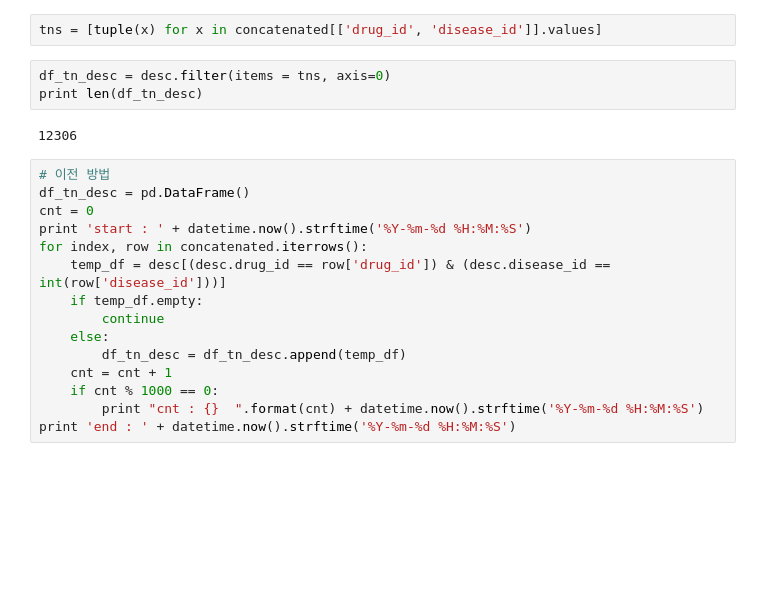
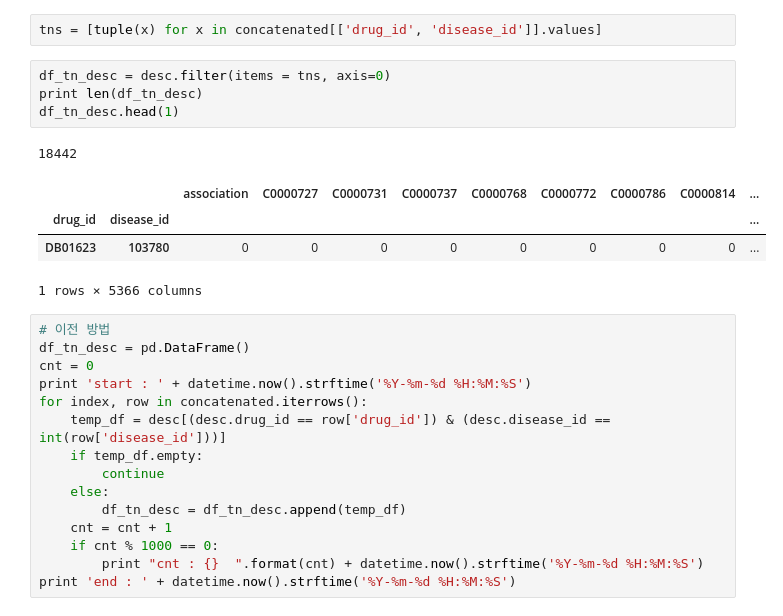
Before and after one commit to cas4070/GIST_project, a Jupyter notebook: Drug_Repositioning/7_new_association/4_drug_disease_similarities_TN_PREDICT.ipynb, the cells around one changed output. Drawn from its saved outputs; the diff is of its cells as text; blank space fills up the shorter version.

```diff
--- a/Drug_Repositioning/7_new_association/4_drug_disease_similarities_TN_PREDICT.ipynb
+++ b/Drug_Repositioning/7_new_association/4_drug_disease_similarities_TN_PREDICT.ipynb
@@ -430,8 +474,13 @@ tns = [tuple(x) for x in concatenated[['drug_id', 'disease_id']].values]
 # %%
 df_tn_desc = desc.filter(items = tns, axis=0)
 print len(df_tn_desc)
+df_tn_desc.head(1)
 # %% [output]
-12306
+18442
+|  |  | association | C0000727 | C0000731 | C0000737 | C0000768 | C0000772 | C0000786 | C0000814 | ... |
+| drug_id | disease_id |  |  |  |  |  |  |  |  | ... |
+| DB01623 | 103780 | 0 | 0 | 0 | 0 | 0 | 0 | 0 | 0 | ... |
+1 rows × 5366 columns
 # %%
 # 이전 방법
 df_tn_desc = pd.DataFrame()
```
Also changed, not shown: parts of 13 cells of this notebook.
